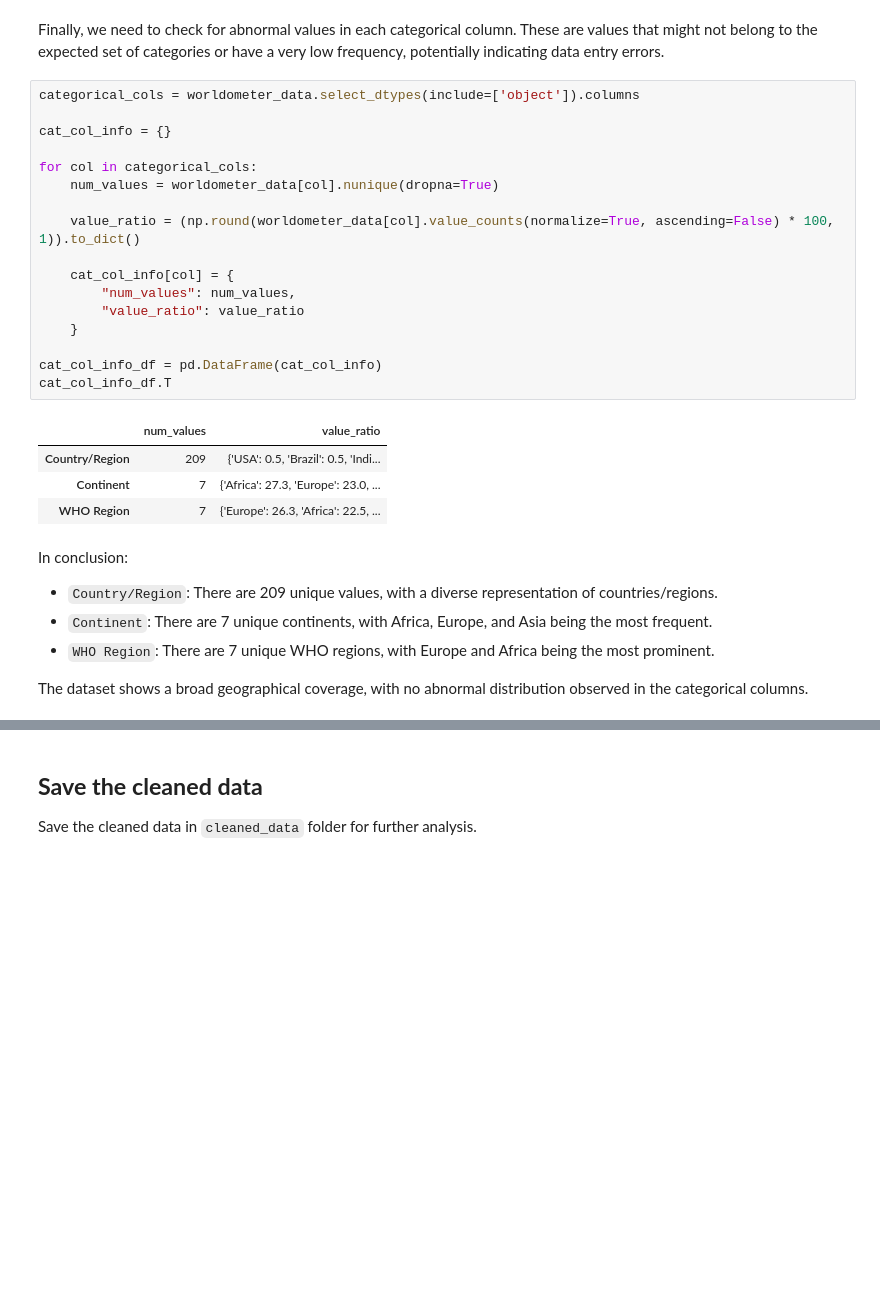
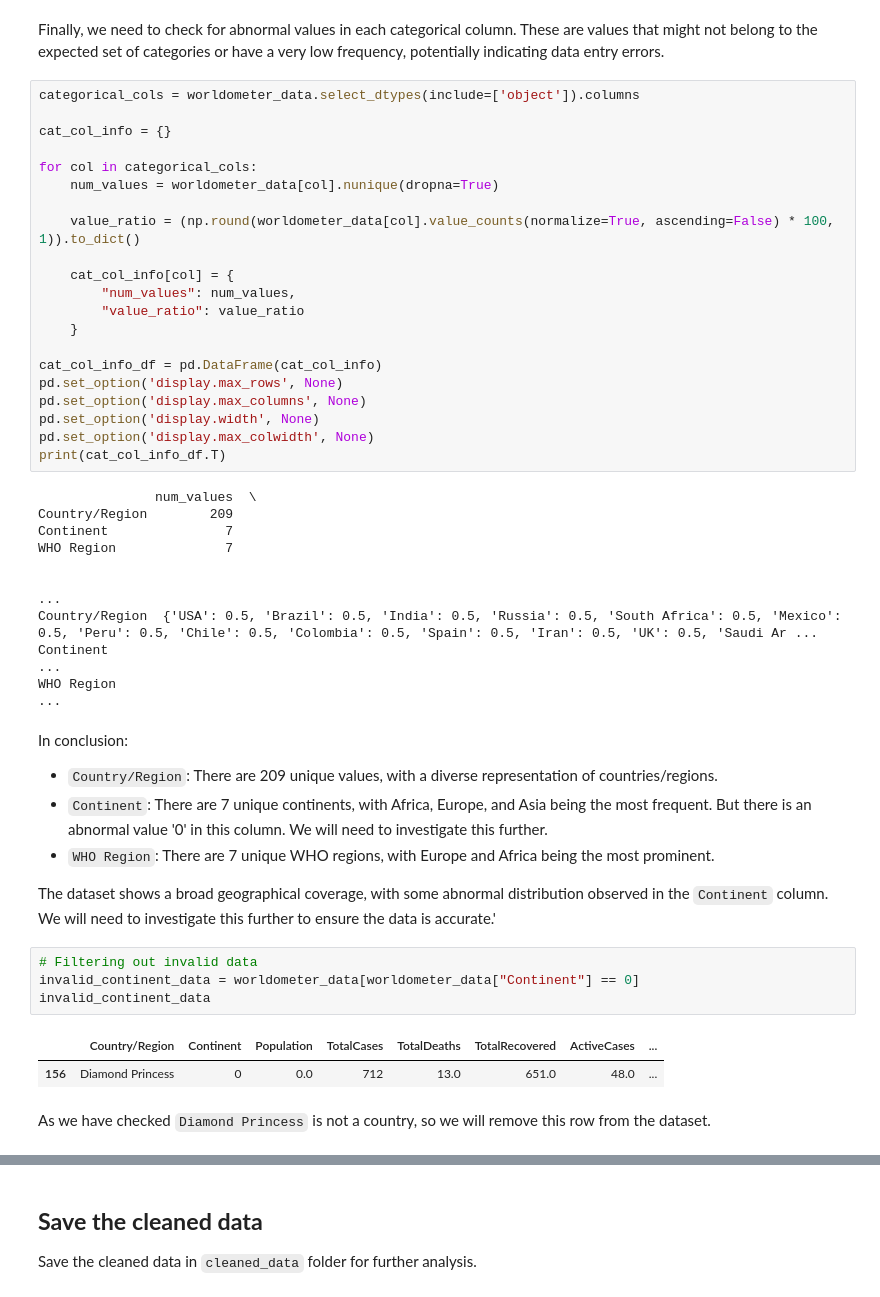
Before and after one commit to dhuyent/DSProgramming-FinalProject, a Jupyter notebook: src/Data_exploration_worldometer.ipynb, the cells around one changed output, grey strips where cells are left out. Saved outputs shown, nothing was run; the diff lists cells and outputs as text; blank space fills up the shorter version.

```diff
--- a/src/Data_exploration_worldometer.ipynb
+++ b/src/Data_exploration_worldometer.ipynb
@@ -379,16 +379,34 @@ for col in categorical_cols:
     }
 
 cat_col_info_df = pd.DataFrame(cat_col_info)
-cat_col_info_df.T
+pd.set_option('display.max_rows', None)
+pd.set_option('display.max_columns', None)
+pd.set_option('display.width', None)
+pd.set_option('display.max_colwidth', None)
+print(cat_col_info_df.T)
 # %% [output]
-|  | num_values | value_ratio |
-| Country/Region | 209 | {'USA': 0.5, 'Brazil': 0.5, 'Indi... |
-| Continent | 7 | {'Africa': 27.3, 'Europe': 23.0, ... |
-| WHO Region | 7 | {'Europe': 26.3, 'Africa': 22.5, ... |
+               num_values  \
+Country/Region        209
+Continent               7
+WHO Region              7
+
+                                                                                                                                                                                                         ...
+Country/Region  {'USA': 0.5, 'Brazil': 0.5, 'India': 0.5, 'Russia': 0.5, 'South Africa': 0.5, 'Mexico': 0.5, 'Peru': 0.5, 'Chile': 0.5, 'Colombia': 0.5, 'Spain': 0.5, 'Iran': 0.5, 'UK': 0.5, 'Saudi Ar ...
+Continent                                                                                                                                                                                                ...
+WHO Region                                                                                                                                                                                               ...
 # %% [markdown]
 In conclusion:
 - `Country/Region`: There are 209 unique values, with a diverse representation of countries/regions.
-- `Continent`: There are 7 unique continents, with Africa, Europe, and Asia being the most frequent.
+- `Continent`: There are 7 unique continents, with Africa, Europe, and Asia being the most frequent. But there is an abnormal value '0' in this column. We will need to investigate this further.
 - `WHO Region`: There are 7 unique WHO regions, with Europe and Africa being the most prominent.
 
-The dataset shows a broad geographical coverage, with no abnormal distribution observed in the categorical columns.
+The dataset shows a broad geographical coverage, with some abnormal distribution observed in the `Continent` column. We will need to investigate this further to ensure the data is accurate.'
+# %%
+# Filtering out invalid data
+invalid_continent_data = worldometer_data[worldometer_data["Continent"] == 0]
+invalid_continent_data
+# %% [output]
+|  | Country/Region | Continent | Population | TotalCases | TotalDeaths | TotalRecovered | ActiveCases | ... |
+| 156 | Diamond Princess | 0 | 0.0 | 712 | 13.0 | 651.0 | 48.0 | ... |
+# %% [markdown]
+As we have checked `Diamond Princess` is not a country, so we will remove this row from the dataset.
```
Also changed, not shown: parts of 2 cells of this notebook, 6 other files.
